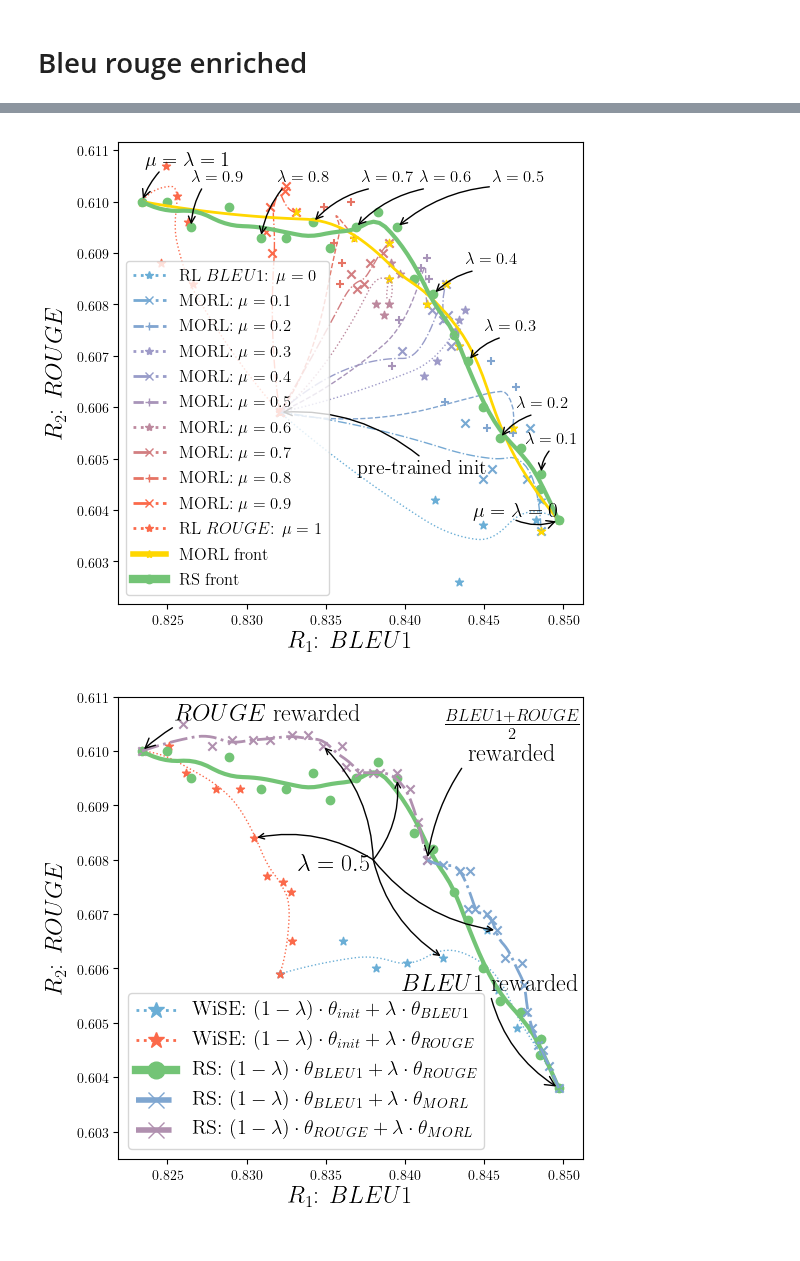
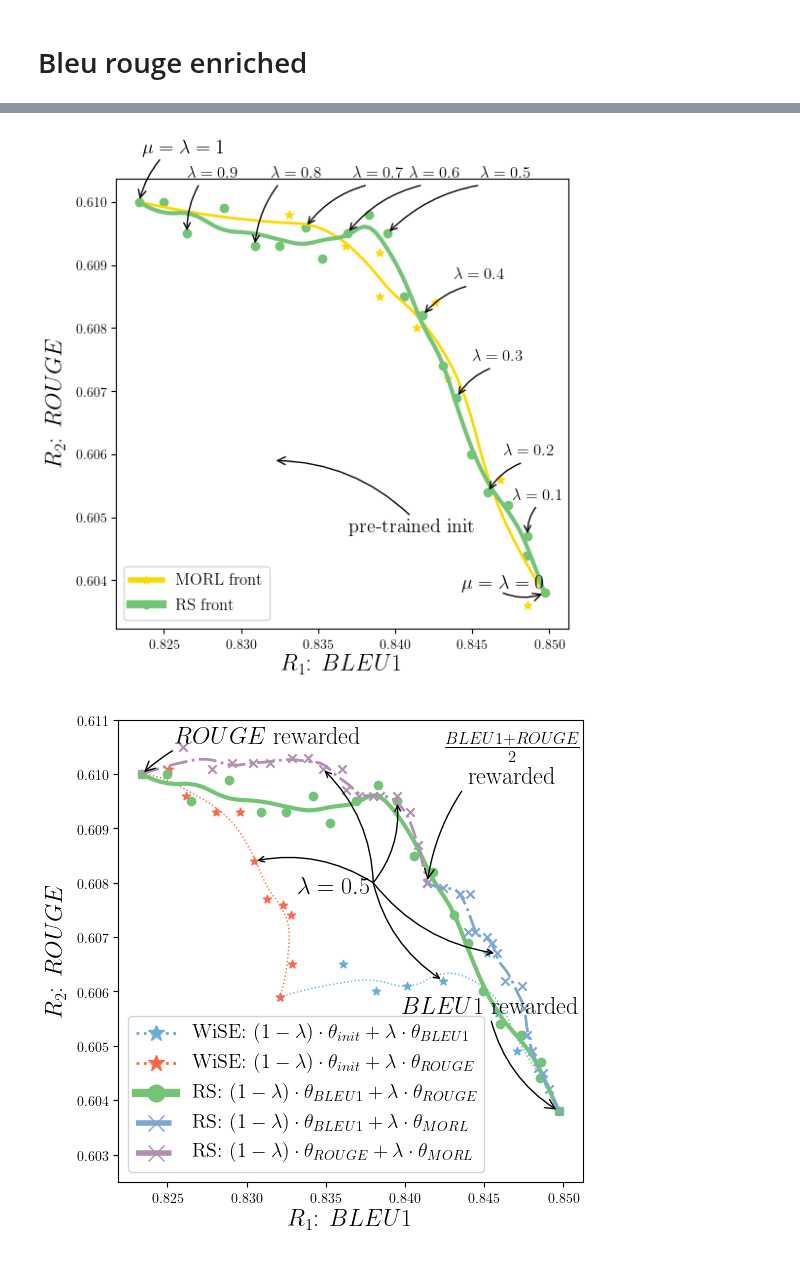
Before and after one commit to alexrame/domainbedv2, a Jupyter notebook: notebooks/rl/captioning/wa_rl_captioning.ipynb, the cells around one changed output, grey strips where cells are left out. Cells and saved outputs as stored; diff of their text form; code cells hidden in the pictures.

```diff
--- a/notebooks/rl/captioning/wa_rl_captioning.ipynb
+++ b/notebooks/rl/captioning/wa_rl_captioning.ipynb
@@ -1051,6 +1172,7 @@ fig_dr = plot_captioning_enriched(
         fts_bleurouge.l_wa_epoch5,
     ],
     annotate_lambda=True,
+    list_indexes=[-2, -1],
     labels=[
         r"RL $BLEU1$: $\mu=0$",
         r"MORL: $\mu=0.1$",
@@ -1211,37 +1333,37 @@ coeff = 0.9
 plot.plt.annotate(
     r"$\lambda=0.9$",
     xy=(get_at_coeff(fts_bleurouge.l_wa_epoch5, coeff=coeff)[key_x], get_at_coeff(fts_bleurouge.l_wa_epoch5, coeff=coeff)[key_y]),
     xytext=(get_at_coeff(fts_bleurouge.l_wa_epoch5, coeff=coeff)[key_x] + 0.00, xytext8[1]),
     ha='left',
     va="bottom",
     size=plot.SIZE,
     arrowprops=arrowprops
 )
 # plot.plt.annotate(
 #     "MORL rewarded",
 #     xy=xytext,
 #     xytext=xytext,
 #     ha='center',
 #     va="bottom",
 #     size="medium",
 # )
 
 
 # for l in [fts_bleurouge.l_step_bleu4rouge1, fts_bleurouge.l_step_15, fts_bleurouge.l_step_bleu3rouge2, fts_bleurouge.l_step, fts_bleurouge.l_step_bleu2rouge3, fts_bleurouge.l_step_51, fts_bleurouge.l_step_bleu1rouge4]:
 #     plot.plt.annotate(
 #         "",
 #         xy=(l[-1][key_x], l[-1][key_y]),
 #         xytext=xytext,
 #         arrowprops=arrowpropskey
 #     )
 
-plot.save_fig(
-    fig=fig_dr, name="captioning/pareto_captioning_bleu1torouge_multimu.pdf", do_save=do_save
-)
+# plot.save_fig(
+#     fig=fig_dr, name="captioning/pareto_captioning_bleu1torouge_multimu.pdf", do_save=do_save
+# )
 plot.MULTIPLYLEGENDMARKER=2
 SIZE_PLOT = "xx-large"
 # %% [output]
-[figure, old version]
+[figure, new version]
 # %%
 len([l["lambda"] for l in fts_bleurouge.l_wa_epoch5])
 # %%
```
Also changed, not shown: parts of 28 cells of this notebook, 9 other files.
